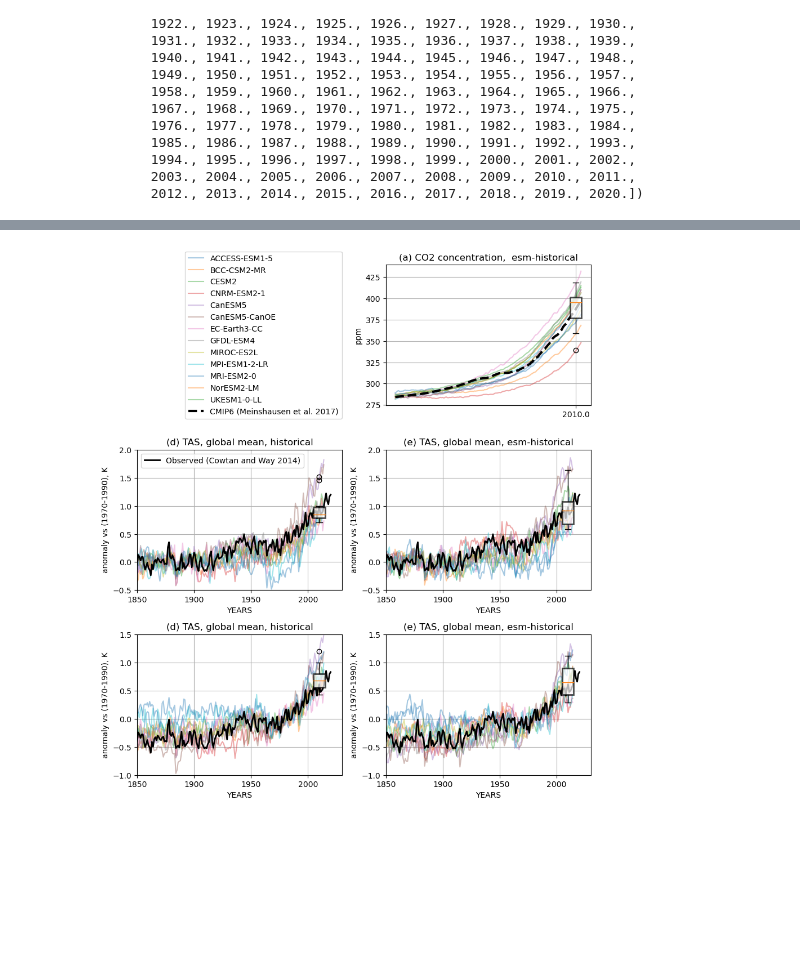
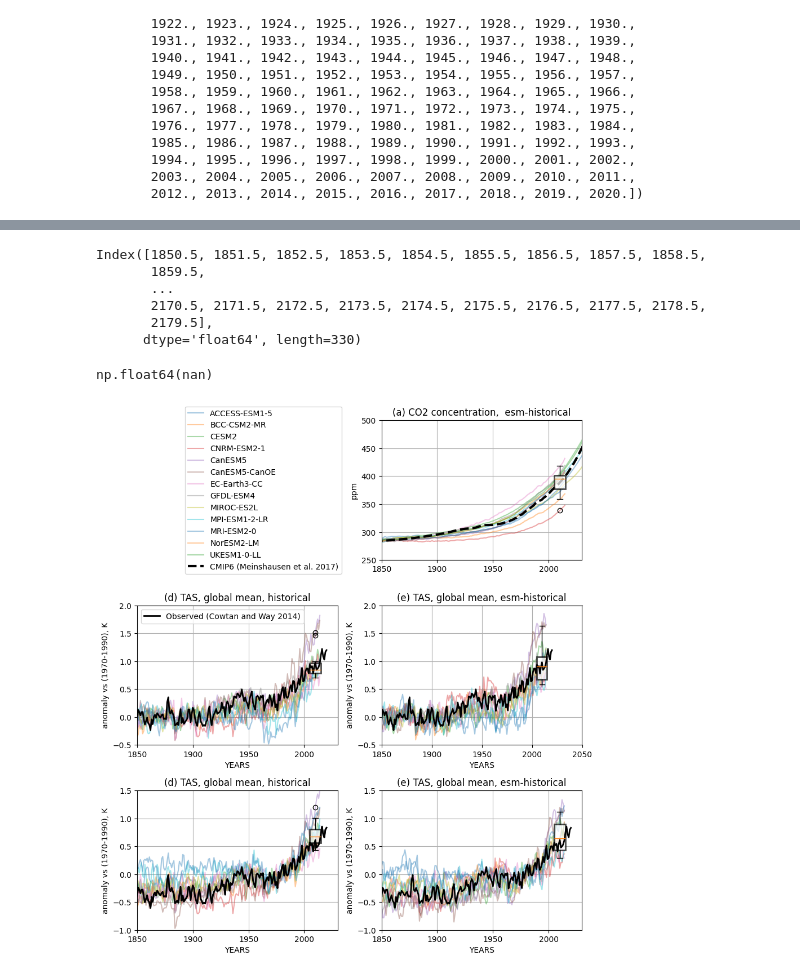
Before and after one commit to benmsanderson/esmperspective, a Jupyter notebook: plot_historical.ipynb, the cells around one changed output, grey strips where cells are left out. Saved outputs shown, nothing was run; the diff lists cells and outputs as text; code cells hidden in the pictures; blank space fills up the shorter version.

```diff
--- a/plot_historical.ipynb
+++ b/plot_historical.ipynb
@@ -126,12 +170,32 @@ array([1850., 1851., 1852., 1853., 1854., 1855., 1856., 1857., 1858.,
+# %%
+c_comb.index
+# %% [output]
+Index([1850.5, 1851.5, 1852.5, 1853.5, 1854.5, 1855.5, 1856.5, 1857.5, 1858.5,
+       1859.5,
+       ...
+       2170.5, 2171.5, 2172.5, 2173.5, 2174.5, 2175.5, 2176.5, 2177.5, 2178.5,
+       2179.5],
+      dtype='float64', length=330)
+# %%
+c_comb=c_comb.interpolate(method='cubic',axis=0)
+# %%
+c_fut['ACCESS-ESM1-5'][2040.5]
+# %% [output]
+np.float64(nan)
+# %%
+ghg_future = pd.read_csv('CAMtr_volume_mixing_ratio.SSP585.txt', index_col=0, delim_whitespace=True, skiprows=0)
 # %%
 fig, ax= plt.subplots(3, 2,figsize=[9,10])
-c.plot(ax=ax[0,1],alpha=0.4)
+c_comb.plot(ax=ax[0,1],alpha=0.4)
+
 ax[0,0].set_visible(False)
 
 #for i, model in enumerate(models_sorted):
 #    ax[0,1].plot(np.arange(1850.5, 2015), c[model], color=colors[model])
 #    ax[0,1].text(1855, 428-i*10, model, color=colors[model])
-pc=ax[0,1].plot(np.arange(1850.5, 2015), ghg_cmip6['CO2'], color='k',linestyle='--', label='CMIP6 (Meinshausen et al. 2017)', lw=3)
+#ghg_future.iloc[:,0].plot(ax=ax[0,1],color='k',linestyle='--',label='SSP5-8.5 (Meinshausen et al. 2017)',lw=3)
+
+ax[0,1].plot(np.arange(1765,2500), ghg_future.iloc[1:,0].values.astype(float), color='k',linestyle='--', label='CMIP6 (Meinshausen et al. 2017)', lw=3)
 ax[0,1].legend(pc,{'CMIP6 (Meinshausen et al. 2017)'})
 bplot=ax[0,1].boxplot(c.iloc[-10:,:].mean(),positions=[2010.],widths=10,patch_artist=True)
 bplot['boxes'][0].set_facecolor('w')
@@ -140,9 +204,16 @@ bplot['boxes'][0].set_linewidth(2)
 ax[0,1].grid()
 ax[0,1].set_ylabel('ppm')
 ax[0,1].set_title('(a) CO2 concentration,  esm-historical')
+ax[0,1].set_xlim([1850,2030])
+ax[0,1].set_ylim([250,500])
+
+ax[0,1].set_xticks(np.arange(1850,2030,50))
+ax[0,1].set_xticklabels(np.arange(1850,2030,50))
 
 
 (dfhist-dfhist.loc[1850:1900].mean()).plot(ax=ax[1,0],legend=False,alpha=0.4)
+pp=ax[2,0].plot(CW[:,0],CW[:,1]-np.mean(CW[120:140,1]),color='k',lw=2)
+
 ax[1,0].grid()
 ax[1,0].set_ylabel('anomaly vs (1970-1990), K')
 ax[1,0].set_title('(d) TAS, global mean, historical')
@@ -169,8 +240,8 @@ bplot['boxes'][0].set_linewidth(2)
 pp=ax[1,1].plot(CW[:,0],CW[:,1]-np.mean(CW[:50,1]),color='k',lw=2)
 ax[1,1].set_ylim([-.5,2])
 ax[1,1].set_xlim([1850,2030])
-ax[1,1].set_xticks(np.arange(1850,2030,50))
-ax[1,1].set_xticklabels(np.arange(1850,2030,50))
+ax[1,1].set_xticks(np.arange(1850,2100,50))
+ax[1,1].set_xticklabels(np.arange(1850,2100,50))
 
 
 
@@ -182,31 +253,31 @@ ax[2,0].set_title('(d) TAS, global mean, historical')
 bplot=ax[2,0].boxplot((dfhist-dfhist.loc[1970:1990].mean()).iloc[-10:,:].mean(),positions=[2010.],widths=10,patch_artist=True)
 bplot['boxes'][0].set_facecolor('w')
 bplot['boxes'][0].set_alpha(0.7)
 bplot['boxes'][0].set_linewidth(2)
 pp=ax[2,0].plot(CW[:,0],CW[:,1]-np.mean(CW[120:140,1]),color='k',lw=2)
 ax[2,0].set_ylim([-1,1.5])
 ax[2,0].set_xlim([1850,2030])
 ax[2,0].set_xticks(np.arange(1850,2030,50))
 ax[2,0].set_xticklabels(np.arange(1850,2030,50))
 
 (dfesm-dfesm.loc[1970:1990].mean()).plot(ax=ax[2,1],legend=False,alpha=0.4)
 ax[2,1].grid()
 ax[2,1].set_ylabel('anomaly vs (1970-1990), K')
 ax[2,1].set_title('(e) TAS, global mean, esm-historical')
 #ax[2,1].legend(pp,{'Observed (Cowtan and Way 2014)'})
 bplot=ax[2,1].boxplot((dfesm-dfesm.loc[1970:1990].mean()).iloc[-10:,:].mean(),positions=[2010.],widths=10,patch_artist=True)
 bplot['boxes'][0].set_facecolor('w')
 bplot['boxes'][0].set_alpha(0.7)
 bplot['boxes'][0].set_linewidth(2)
 pp=ax[2,1].plot(CW[:,0],CW[:,1]-np.mean(CW[120:140,1]),color='k',lw=2)
 ax[2,1].set_ylim([-1,1.5])
 ax[2,1].set_xlim([1850,2030])
 ax[2,1].set_xticks(np.arange(1850,2030,50))
 ax[2,1].set_xticklabels(np.arange(1850,2030,50))
 
 fig.tight_layout()
 ax[0,1].legend(loc='center left', bbox_to_anchor=(-1.0, 0.5))
 
 fig.savefig('fig4.png', dpi=300)
 # %% [output]
-[figure, old version]
+[figure, new version]
```
Also changed, not shown: parts of 6 cells of this notebook, 7 other files.
